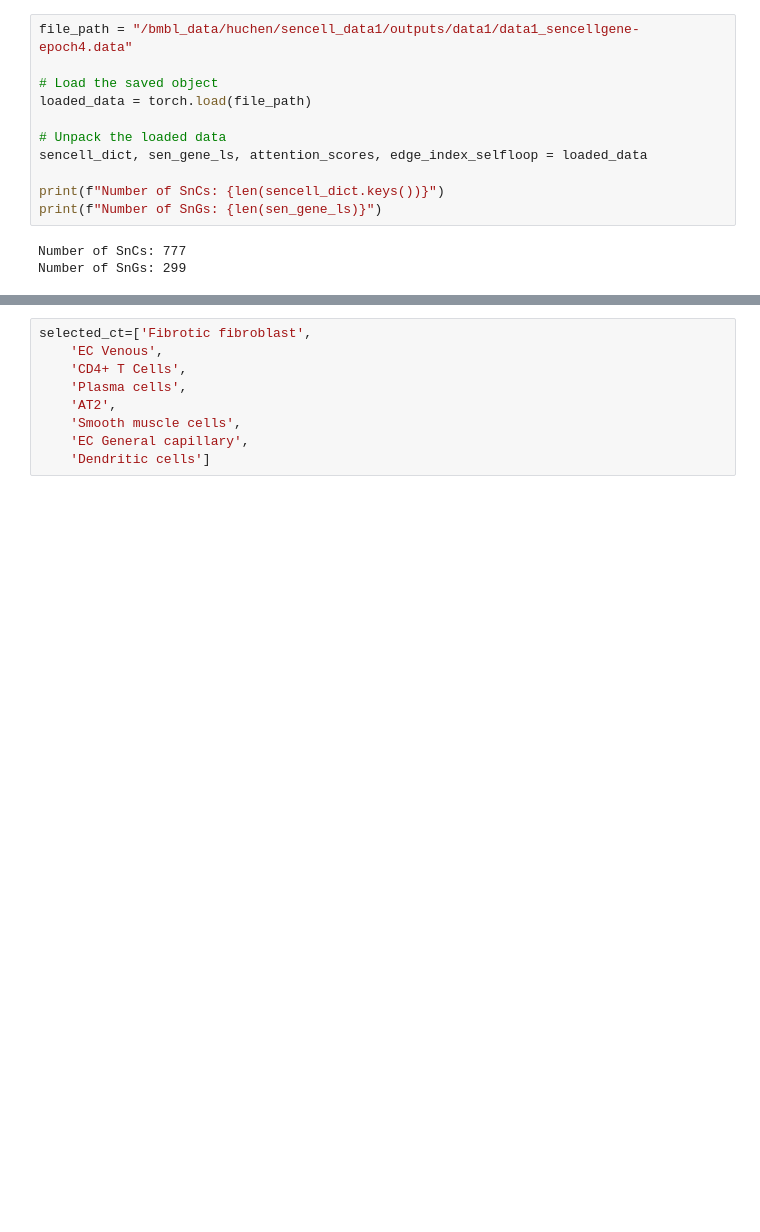
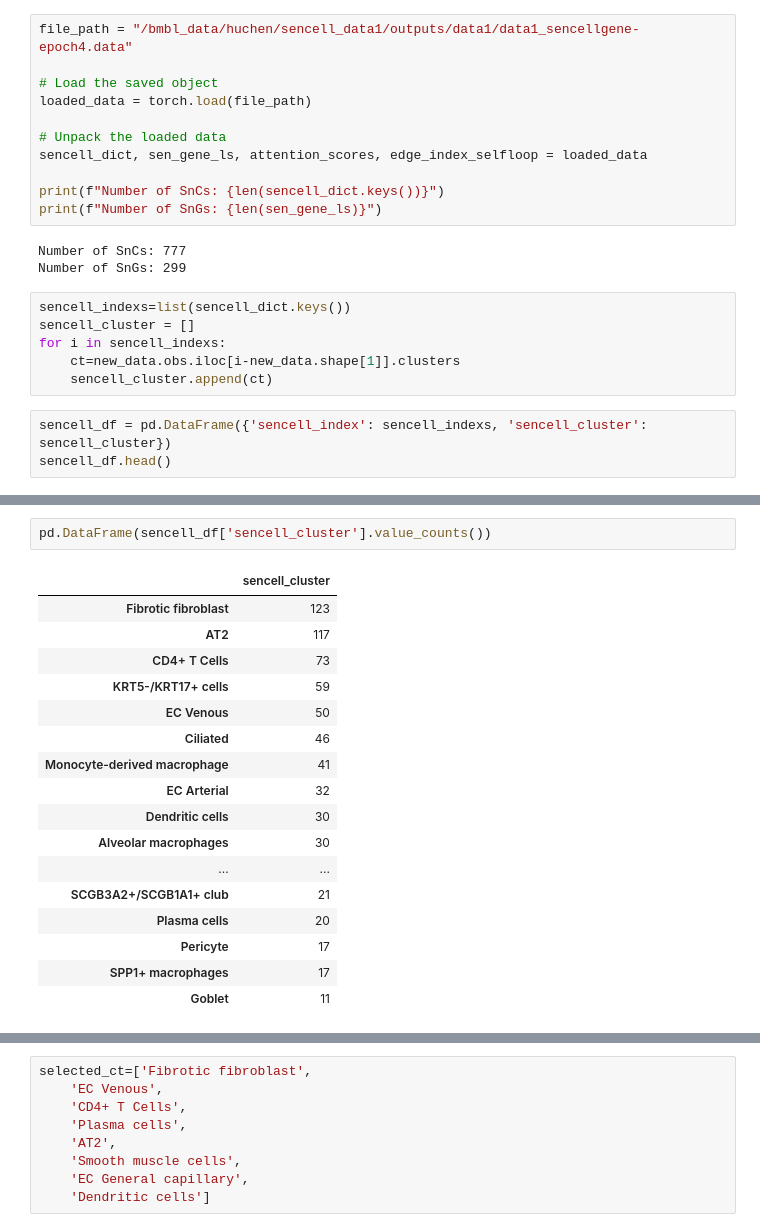
Before and after one commit to chthub/sencell, a Jupyter notebook: generate_table.ipynb, the cells around one changed output, grey strips where cells are left out. Saved outputs shown, nothing was run; the diff lists cells and outputs as text; blank space fills up the shorter version.

```diff
--- a/generate_table.ipynb
+++ b/generate_table.ipynb
@@ -114,3 +108,12 @@ print(f"Number of SnGs: {len(sen_gene_ls)}")
 # %% [output]
 Number of SnCs: 777
 Number of SnGs: 299
+# %%
+sencell_indexs=list(sencell_dict.keys())
+sencell_cluster = []
+for i in sencell_indexs:
+    ct=new_data.obs.iloc[i-new_data.shape[1]].clusters
+    sencell_cluster.append(ct)
+# %%
+sencell_df = pd.DataFrame({'sencell_index': sencell_indexs, 'sencell_cluster': sencell_cluster})
+sencell_df.head()
@@ -116,0 +147,20 @@ Number of SnGs: 299
+# %%
+pd.DataFrame(sencell_df['sencell_cluster'].value_counts())
+# %% [output]
+|  | sencell_cluster |
+| Fibrotic fibroblast | 123 |
+| AT2 | 117 |
+| CD4+ T Cells | 73 |
+| KRT5-/KRT17+ cells | 59 |
+| EC Venous | 50 |
+| Ciliated | 46 |
+| Monocyte-derived macrophage | 41 |
+| EC Arterial | 32 |
+| Dendritic cells | 30 |
+| Alveolar macrophages | 30 |
+| ... | ... |
+| SCGB3A2+/SCGB1A1+ club | 21 |
+| Plasma cells | 20 |
+| Pericyte | 17 |
+| SPP1+ macrophages | 17 |
+| Goblet | 11 |
```
Also changed, not shown: parts of 21 cells of this notebook, 14 other files.
